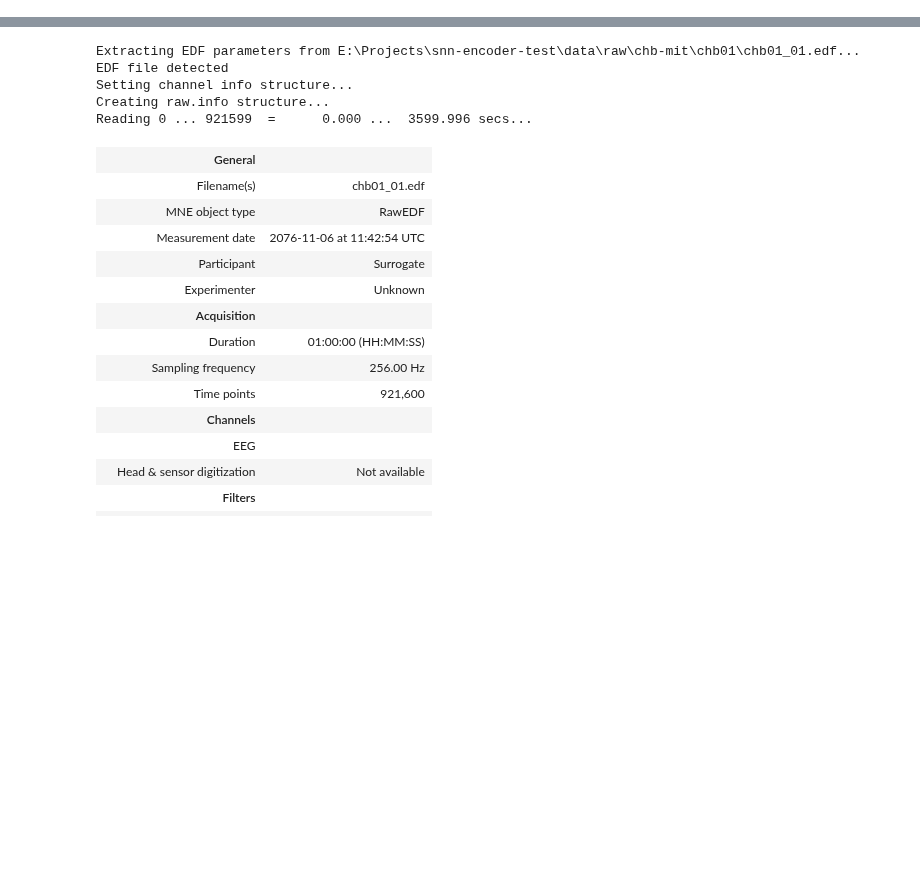
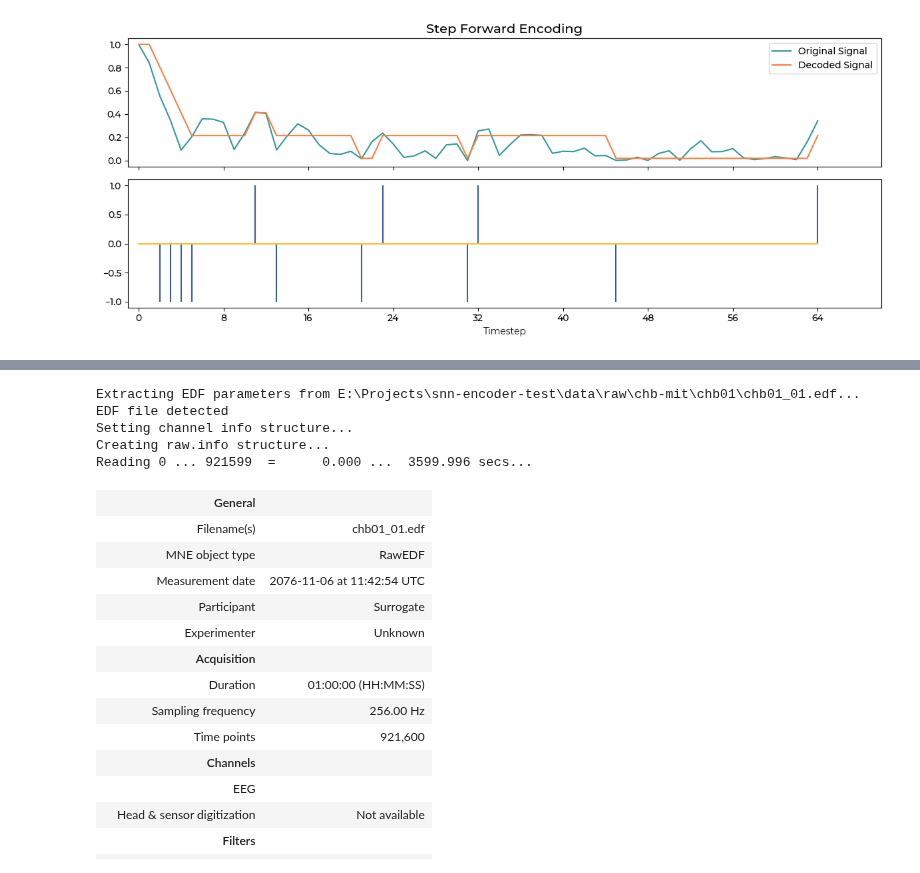
Before and after one commit to sin22766/snn-encoder-test, a Jupyter notebook: notebooks/6-poster-visual.ipynb, the cells around one changed output, grey strips where cells are left out. Saved outputs shown, nothing was run; the diff lists cells and outputs as text; code cells hidden in the pictures; blank space fills up the shorter version.

```diff
--- a/notebooks/6-poster-visual.ipynb
+++ b/notebooks/6-poster-visual.ipynb
@@ -263,0 +239,5 @@ fig.savefig("original.svg", transparent=True)
+# %%
+plt.close("all")
+fig, axes = plot_encoding_comparison(data, encoder="sf", title="Step Forward Encoding")
+# %% [output]
+[figure, added]
```
Also changed, not shown: parts of 48 cells of this notebook, 7 other files.
